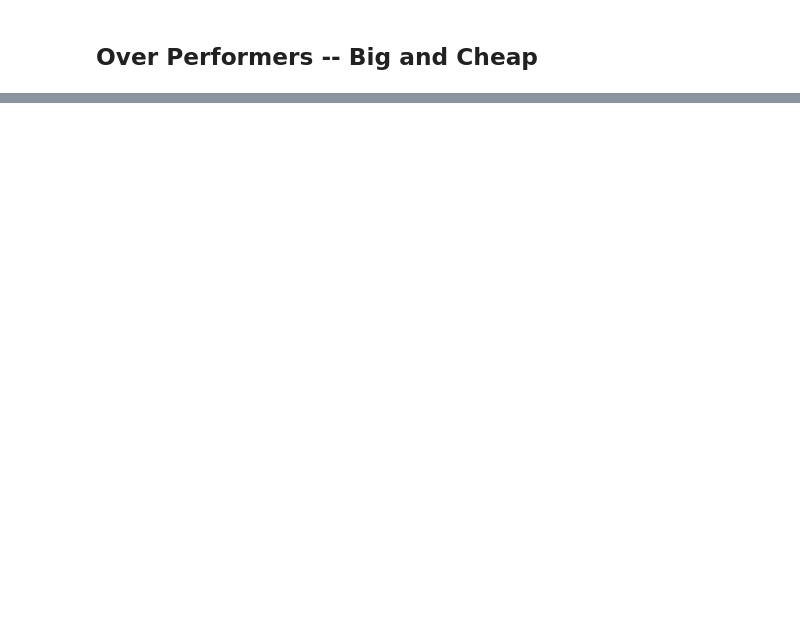
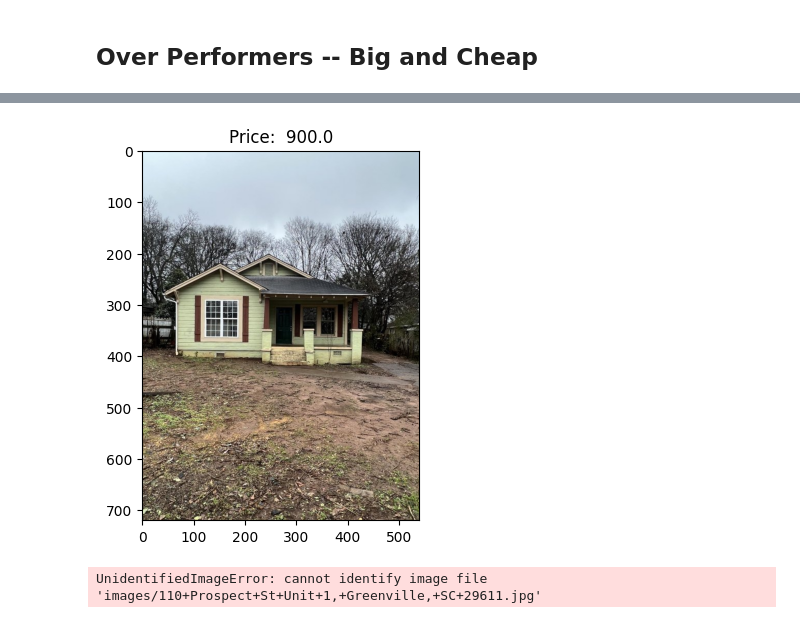
Before and after one commit to mbcalli/apartment-search, a Jupyter notebook: scrape.ipynb, the cells around one changed output, grey strips where cells are left out. Cells and saved outputs as stored; diff of their text form; code cells hidden in the pictures; blank space fills up the shorter version.

```diff
--- a/scrape.ipynb
+++ b/scrape.ipynb
@@ -240,0 +306,12 @@ df[(df.min_sqft > df.min_sqft.mean()) & (df.min_price < df.min_price.mean())].so
+# %%
+for idx, over_performer in over_performers.iterrows():
+
+    address = over_performer['address'].replace(' ', '+')
+    price = over_performer['min_price']
+    img = mpimg.imread(f"images/{address}.jpg")
+    imgplot = plt.imshow(img)
+    plt.title(f"Price:  {price}")
+    plt.show()
+# %% [output]
+[figure, added]
+UnidentifiedImageError: cannot identify image file 'images/110+Prospect+St+Unit+1,+Greenville,+SC+29611.jpg'
```
Also changed, not shown: parts of 11 cells of this notebook.
